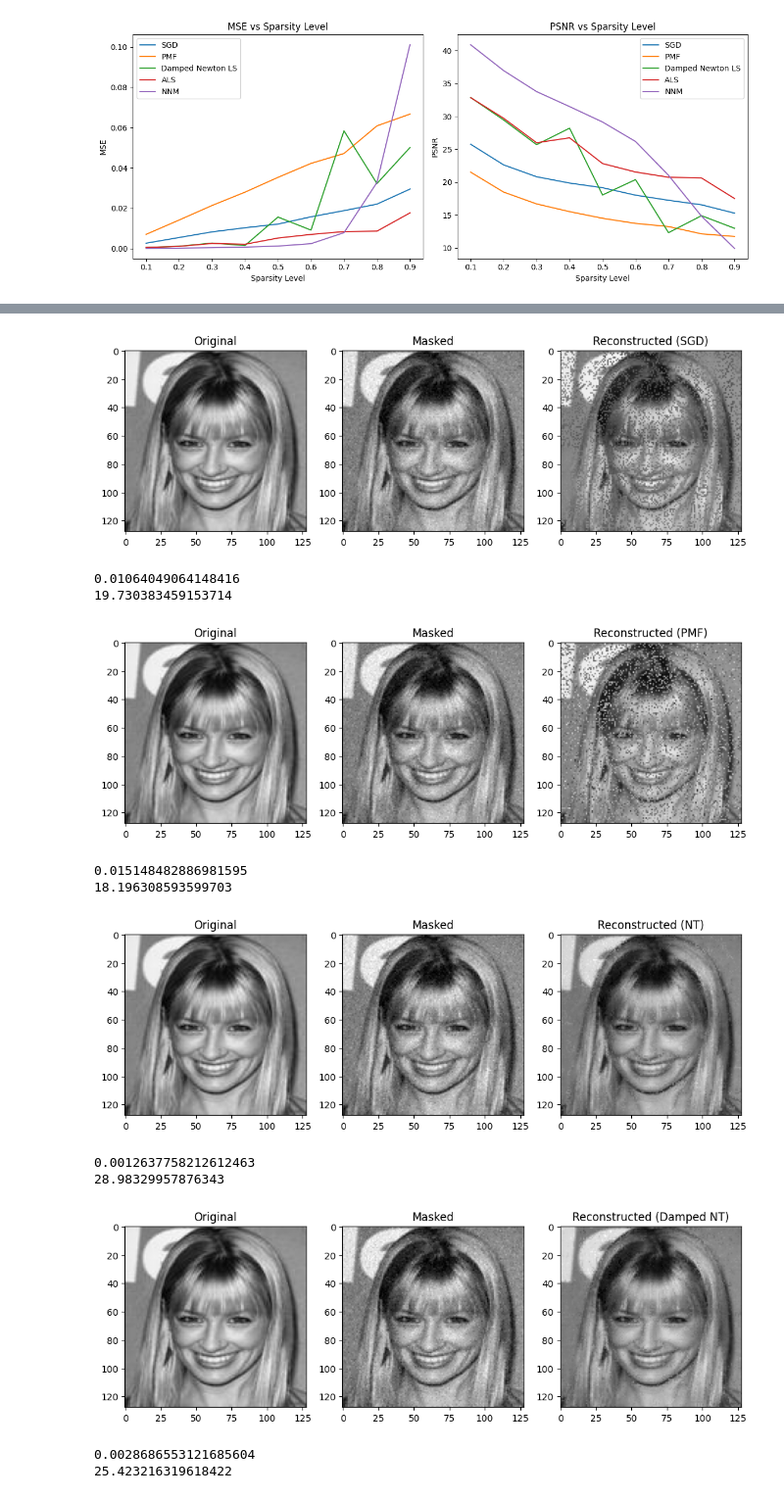
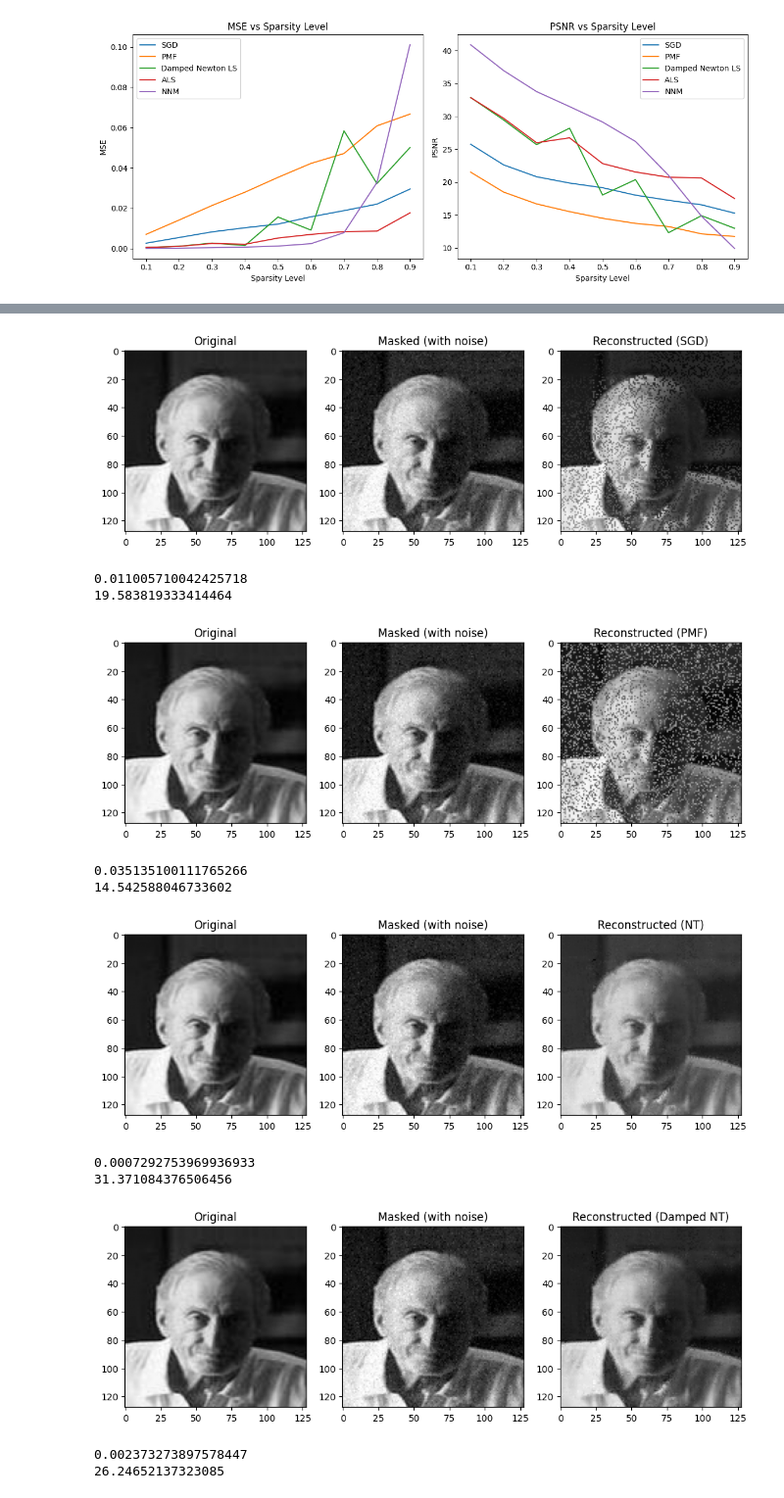
Before and after one commit to lzkostina/606-Project-, a Jupyter notebook: main_notebook_update_2.ipynb, the cells around one changed output, grey strips where cells are left out. Shown at 98% size. Cells and saved outputs as stored; diff of their text form; code cells hidden in the pictures.

```diff
--- a/main_notebook_update_2.ipynb
+++ b/main_notebook_update_2.ipynb
@@ -634,7 +634,7 @@ plt.title("Original")
 
 plt.subplot(1, 3, 2)
 plt.imshow(masked_image_SGD, cmap='gray')
-plt.title("Masked")
+plt.title("Masked (with noise)")
 
 reconstructed_image_SGD = np.dot(U, V.T)
 final_image = image_SGD.copy()
@@ -648,11 +648,11 @@ psnr_SGD = calculate_psnr(image_SGD,final_image,True,max_pixel=1.0)
 print(mse_SGD)
 print(psnr_SGD)
 # %% [output]
-[figure, old version]
+[figure, new version]
-0.01064049064148416
-19.730383459153714
+0.011005710042425718
+19.583819333414464
 # %%
-image_PMF = images[2]
+image_PMF = images[12]
 m, n = image_PMF.shape
 masked_image_PMF, mask = mask_entries_with_noise(image_PMF, sparsity_level=0.3)
 
@@ -665,7 +665,7 @@ plt.title("Original")
 
 plt.subplot(1, 3, 2)
 plt.imshow(masked_image_PMF, cmap='gray')
-plt.title("Masked")
+plt.title("Masked (with noise)")
 
 reconstructed_image_PMF = np.dot(U, V.T)
 reconstructed_image_PMF -= reconstructed_image_PMF.min()
@@ -682,12 +682,12 @@ psnr_PMF=calculate_psnr(image_PMF,final_image_PMF,True,max_pixel=1.0)
 print(mse_PMF)
 print(psnr_PMF)
 # %% [output]
-[figure, old version]
+[figure, new version]
-0.015148482886981595
-18.196308593599703
+0.035135100111765266
+14.542588046733602
 # %%
 #Damped Newton
-image_NT = images[2]
+image_NT = images[12]
 m, n = image_NT.shape
 masked_image_NT, mask = mask_entries_with_noise(image_NT, sparsity_level=0.3)
 W = (masked_image_NT != 0.0).astype(float)
@@ -700,7 +700,7 @@ plt.title("Original")
 
 plt.subplot(1, 3, 2)
 plt.imshow(masked_image_NT, cmap='gray')
-plt.title("Masked")
+plt.title("Masked (with noise)")
 
 reconstructed_image_NT = np.dot(A, B.T)
 final_image_NT = image_NT.copy()
@@ -714,39 +714,39 @@ psnr_NT = calculate_psnr(image_NT, final_image_NT, True, max_pixel=1.0)
 print(mse_NT)
 print(psnr_NT)
 # %% [output]
-[figure, old version]
+[figure, new version]
-0.0012637758212612463
-28.98329957876343
+0.0007292753969936933
+31.371084376506456
 # %%
 #Damped Newton with linesearch
-image_NTls = images[2]
+image_NTls = images[12]
 m, n = image_NTls.shape
 masked_image_NTls, mask = mask_entries_with_noise(image_NTls, sparsity_level=0.3)
 W = (masked_image_NTls != 0.0).astype(float)
 A,B = damped_newton_linesearch(masked_image_NTls,W,10)
 plt.figure(figsize=(12, 4))
 plt.subplot(1, 3, 1)
 plt.imshow(image_NTls, cmap='gray')
 plt.title("Original")
 
 plt.subplot(1, 3, 2)
 plt.imshow(masked_image_NTls, cmap='gray')
-plt.title("Masked")
+plt.title("Masked (with noise)")
 
 reconstructed_image_NTls = np.dot(A, B.T)
 final_image_NTls = image_NTls.copy()
 final_image_NTls[mask] = reconstructed_image_NTls[mask]
 plt.subplot(1, 3, 3)
 plt.imshow(final_image_NTls, cmap='gray')
 plt.title("Reconstructed (Damped NT)")
 plt.show()
 mse_NTls = calculate_mse(masked_image_NTls,final_image_NTls,True)
 psnr_NTls = calculate_psnr(masked_image_NTls,final_image_NTls,True,max_pixel=1.0)
 print(mse_NTls)
 print(psnr_NTls)
 # %% [output]
-[figure, old version]
+[figure, new version]
-0.0028686553121685604
-25.423216319618422
+0.002373273897578447
+26.24652137323085
 # %%
 # ALS
```
Also changed, not shown: parts of 14 cells of this notebook.
